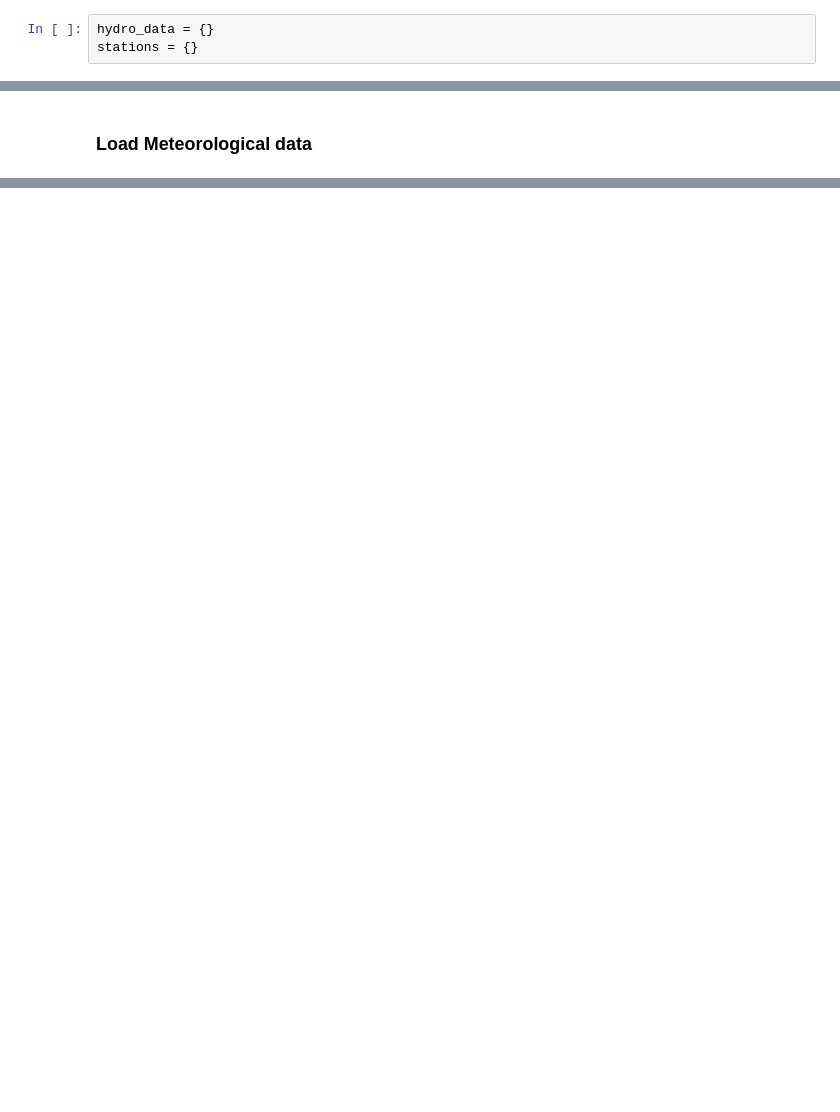
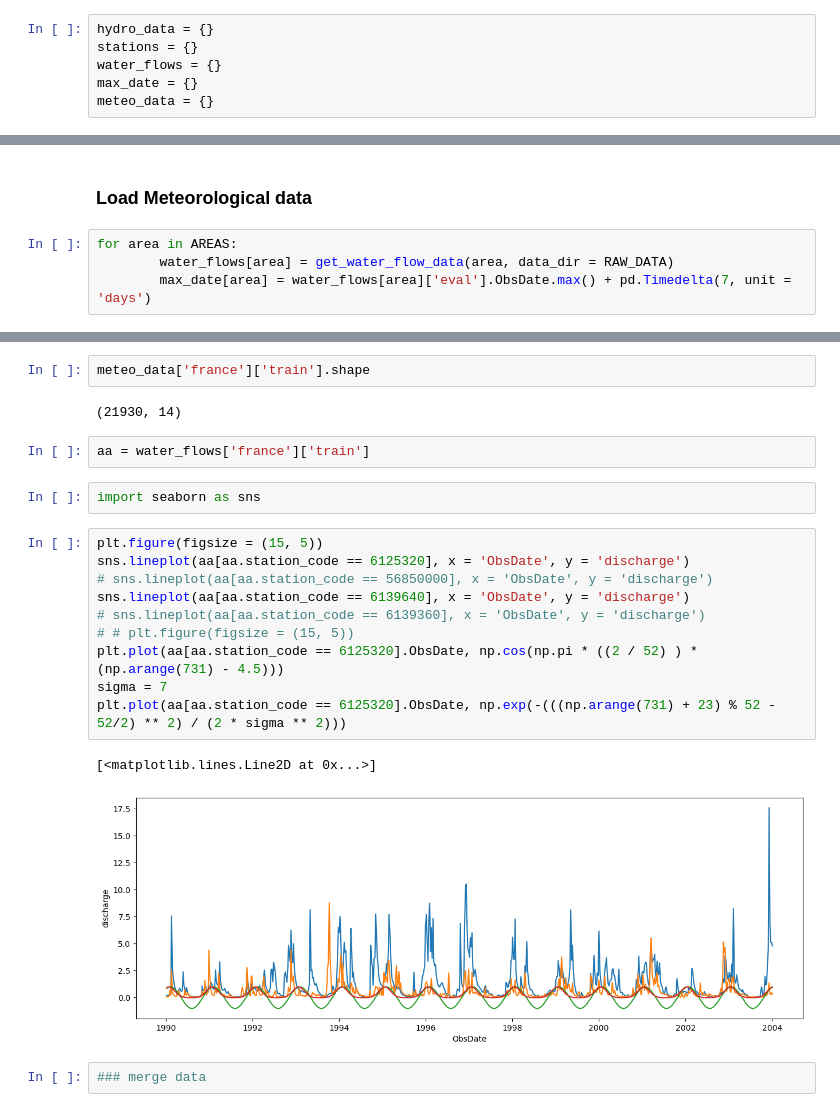
Before and after one commit to Iyeleon/codabench_water_scarcity, a Jupyter notebook: exploration_notebooks.ipynb, the cells around one changed output, grey strips where cells are left out. Saved outputs shown, nothing was run; the diff lists cells and outputs as text; blank space fills up the shorter version.

```diff
--- a/exploration_notebooks.ipynb
+++ b/exploration_notebooks.ipynb
@@ -298,6 +302,9 @@ The get_hydro_data:
 # %%
 hydro_data = {}
 stations = {}
+water_flows = {}
+max_date = {}
+meteo_data = {}
 # %%
 %%time
 for area in AREAS:
@@ -331,2 +358,6 @@ Wall time: 6min 13s
 # %% [markdown]
 ### Load Meteorological data
+# %%
+for area in AREAS:
+        water_flows[area] = get_water_flow_data(area, data_dir = RAW_DATA)
+        max_date[area] = water_flows[area]['eval'].ObsDate.max() + pd.Timedelta(7, unit = 'days')
@@ -332,0 +377,23 @@ Wall time: 6min 13s
+# %%
+meteo_data['france']['train'].shape
+# %% [output]
+(21930, 14)
+# %%
+aa = water_flows['france']['train']
+# %%
+import seaborn as sns
+# %%
+plt.figure(figsize = (15, 5))
+sns.lineplot(aa[aa.station_code == 6125320], x = 'ObsDate', y = 'discharge')
+# sns.lineplot(aa[aa.station_code == 56850000], x = 'ObsDate', y = 'discharge')
+sns.lineplot(aa[aa.station_code == 6139640], x = 'ObsDate', y = 'discharge')
+# sns.lineplot(aa[aa.station_code == 6139360], x = 'ObsDate', y = 'discharge')
+# # plt.figure(figsize = (15, 5))
+plt.plot(aa[aa.station_code == 6125320].ObsDate, np.cos(np.pi * ((2 / 52) ) * (np.arange(731) - 4.5)))
+sigma = 7
+plt.plot(aa[aa.station_code == 6125320].ObsDate, np.exp(-(((np.arange(731) + 23) % 52 - 52/2) ** 2) / (2 * sigma ** 2)))
+# %% [output]
+[<matplotlib.lines.Line2D at 0x...>]
+[figure, added]
+# %%
+### merge data
```
Also changed, not shown: parts of 25 cells of this notebook, 7 other files.
